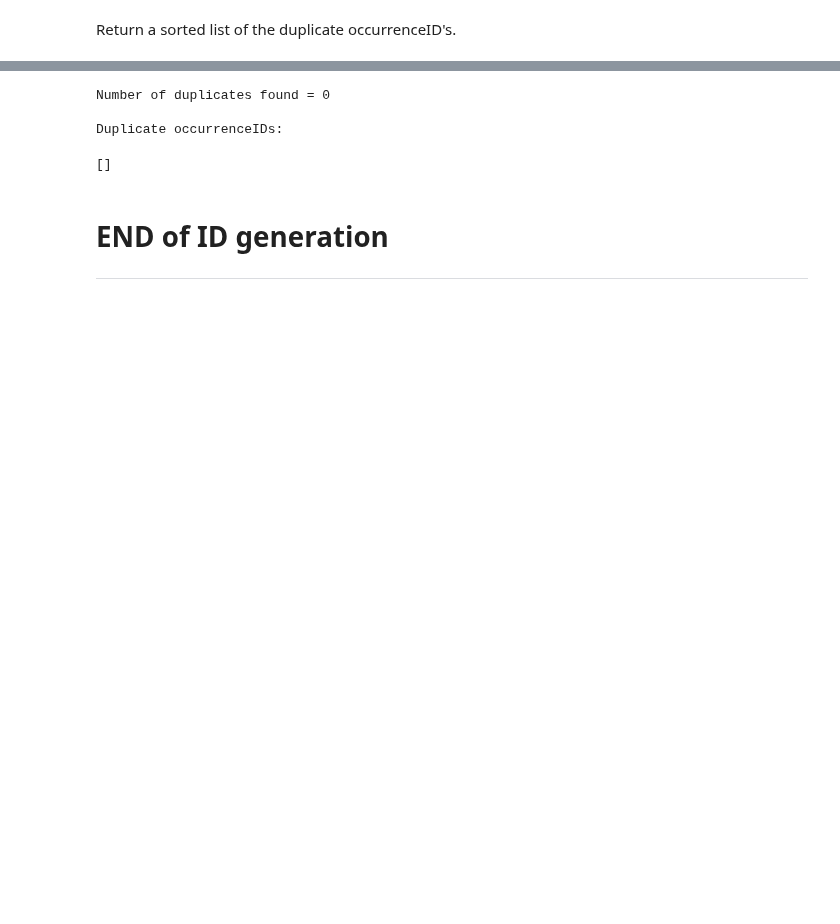
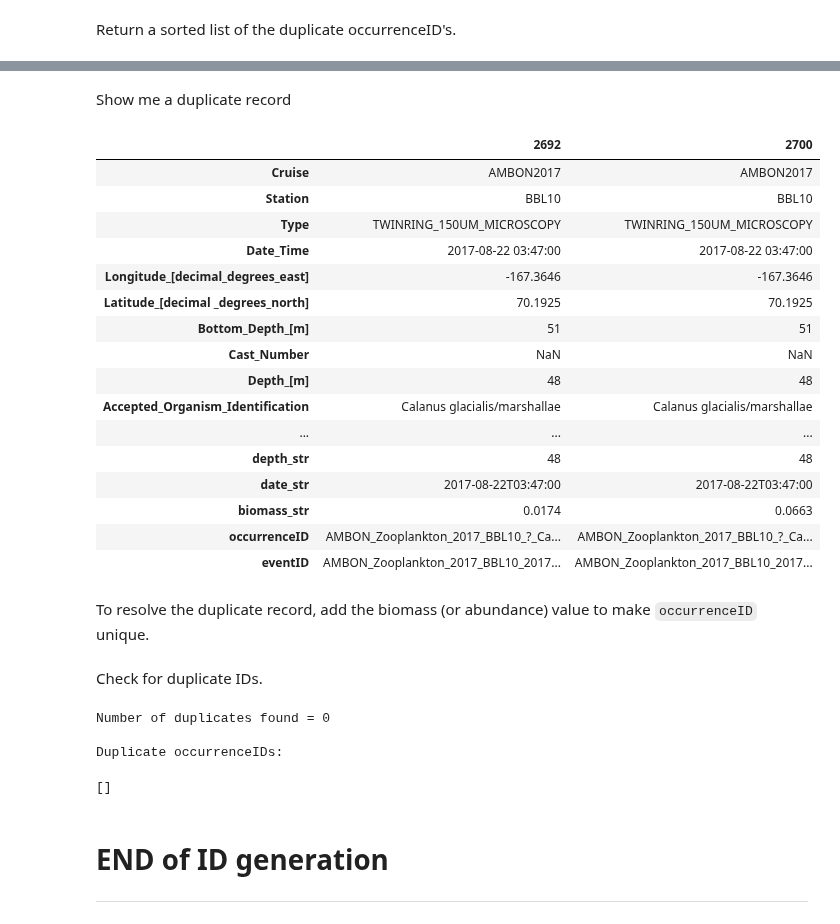
Before and after one commit to ioos/bio_data_guide, a Jupyter notebook: datasets/AMBON_zooplankton/2017zooplanton_to_dwc(2)_mmb.ipynb, the cells around one changed output, grey strips where cells are left out. Saved outputs shown, nothing was run; the diff lists cells and outputs as text; code cells hidden in the pictures; blank space fills up the shorter version.

Commit message:
leaving duplicate occID code and adding resolution. data files are updated for occurID including date.

```diff
--- a/datasets/AMBON_zooplankton/2017zooplanton_to_dwc(2)_mmb.ipynb
+++ b/datasets/AMBON_zooplankton/2017zooplanton_to_dwc(2)_mmb.ipynb
@@ -350,8 +350,8 @@ df['datasetID'] = 'AMBON_Zooplankton_2017'
 # mmb 2021-10-04
 # join string columns together as id
 # need to convert biomass to a string to join
-# df['depth_str'] = df['Depth_[m]'].astype(str)
-# df['date_str'] = df['Date_Time'].dt.strftime('%Y-%m-%dT%H:%M:%S%Z')
+df['depth_str'] = df['Depth_[m]'].astype(str)
+df['date_str'] = df['Date_Time'].dt.strftime('%Y-%m-%dT%H:%M:%S%Z')
 df['biomass_str'] = df['Biomass_[mg dw/m3]'].astype(str)
 
 df['occurrenceID'] = df[['datasetID',
@@ -361,8 +361,9 @@ df['occurrenceID'] = df[['datasetID',
                          'Life_Stage_conv',
                          'sex',
                          'Type',
-                         'biomass_str',
-                         #'depth_str',
+                         #'biomass_str',
+                         'depth_str',
+                         'date_str',
                         ]].agg('_'.join, axis=1)
 
 #then eventID
@@ -382,0 +410,24 @@ Return a sorted list of the duplicate occurrenceID's.
+# %% [markdown]
+Show me a duplicate record
+# %%
+df.loc[df['occurrenceID'] == 'AMBON_Zooplankton_2017_BBL10_?_Calanus_glacialis_marshallae_?_?_TWINRING_150UM_MICROSCOPY_48_2017-08-22T03:47:00'].T
+# %% [output]
+|  | 2692 | 2700 |
+| Cruise | AMBON2017 | AMBON2017 |
+| Station | BBL10 | BBL10 |
+| Type | TWINRING_150UM_MICROSCOPY | TWINRING_150UM_MICROSCOPY |
+| Date_Time | 2017-08-22 03:47:00 | 2017-08-22 03:47:00 |
+| Longitude_[decimal_degrees_east] | -167.3646 | -167.3646 |
+| Latitude_[decimal _degrees_north] | 70.1925 | 70.1925 |
+| Bottom_Depth_[m] | 51 | 51 |
+| Cast_Number | NaN | NaN |
+| Depth_[m] | 48 | 48 |
+| Accepted_Organism_Identification | Calanus glacialis/marshallae | Calanus glacialis/marshallae |
+| ... | ... | ... |
+| depth_str | 48 | 48 |
+| date_str | 2017-08-22T03:47:00 | 2017-08-22T03:47:00 |
+| biomass_str | 0.0174 | 0.0663 |
+| occurrenceID | AMBON_Zooplankton_2017_BBL10_?_Ca... | AMBON_Zooplankton_2017_BBL10_?_Ca... |
+| eventID | AMBON_Zooplankton_2017_BBL10_2017... | AMBON_Zooplankton_2017_BBL10_2017... |
+# %% [markdown]
+To resolve the duplicate record, add the biomass (or abundance) value to make `occurrenceID` unique.
@@ -383,3 +446,5 @@ Return a sorted list of the duplicate occurrenceID's.
+# %% [markdown]
+Check for duplicate IDs.
 # %%
 print('Number of duplicates found = %s\n' % df[df.duplicated(subset='occurrenceID', keep=False)].shape[0])
 
```
Also changed, not shown: parts of 4 cells of this notebook, 2 other files.
